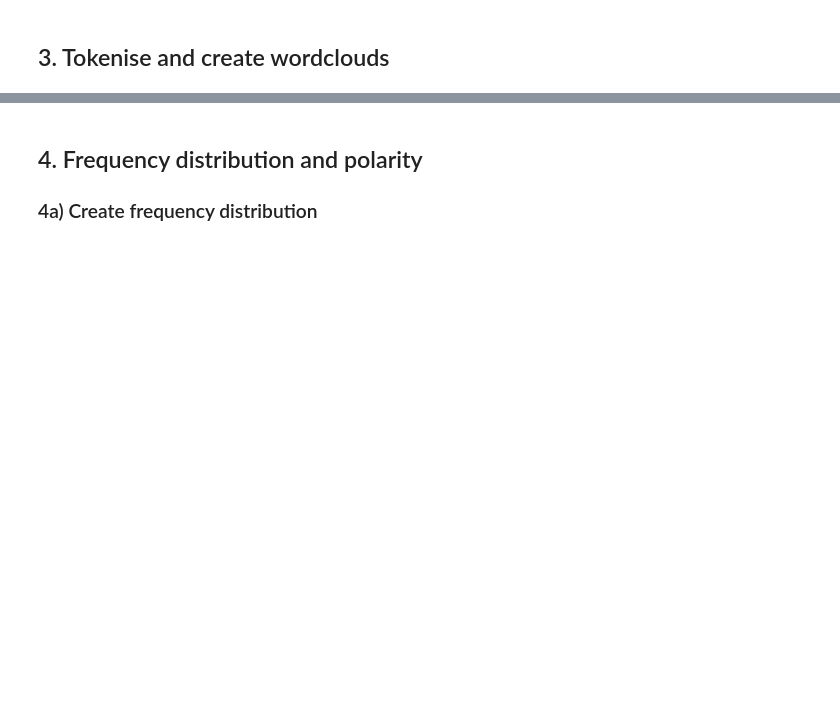
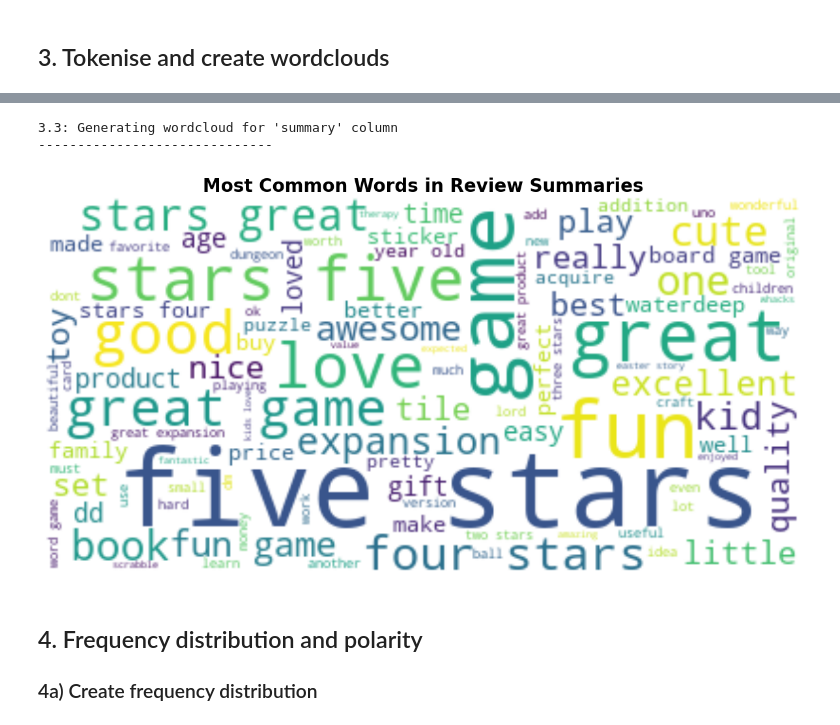
Before and after one commit to totoberni/LSE_DA301_BP, a Jupyter notebook: Python/Berni_Alberto_DA301_Assignment_Notebook.ipynb, the cells around one changed output, grey strips where cells are left out. Saved outputs shown, nothing was run; the diff lists cells and outputs as text; code cells hidden in the pictures; blank space fills up the shorter version.

```diff
--- a/Python/Berni_Alberto_DA301_Assignment_Notebook.ipynb
+++ b/Python/Berni_Alberto_DA301_Assignment_Notebook.ipynb
@@ -1681,2 +1813,20 @@ warnings.filterwarnings('ignore')
 # %%
-# Review: Plot the WordCloud image.
+# 3.3: Create and plot a wordcloud for the 'summary' column
+print("3.3: Generating wordcloud for 'summary' column")
+print("-"*30)
+
+# Join all summaries into a single string
+summary_text = " ".join(summary for summary in df43.summary)
+
+# Generate word cloud
+wordcloud_summary = WordCloud(background_color="white", max_words=100, colormap='viridis').generate(summary_text)
+
+# Plot the WordCloud image
+plt.imshow(wordcloud_summary, interpolation='bilinear')
+plt.axis("off")
+plt.title("Most Common Words in Review Summaries", fontsize=20, fontweight='bold')
+plt.show()
+# %% [output]
+3.3: Generating wordcloud for 'summary' column
+------------------------------
+[figure, added]
```
Also changed, not shown: parts of 31 cells of this notebook.
